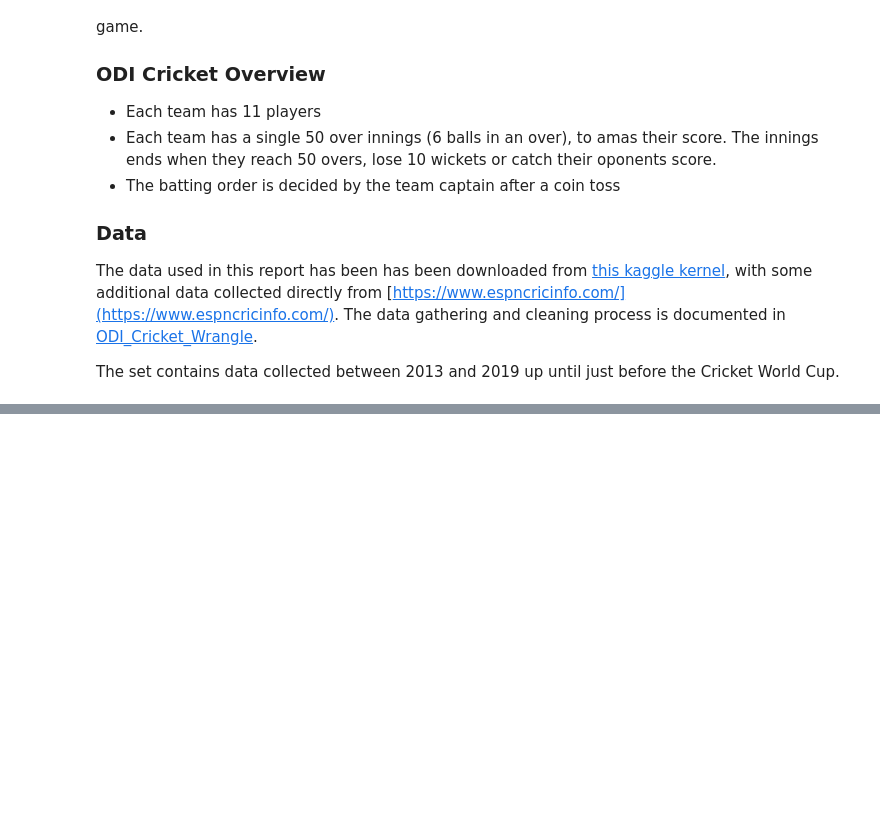
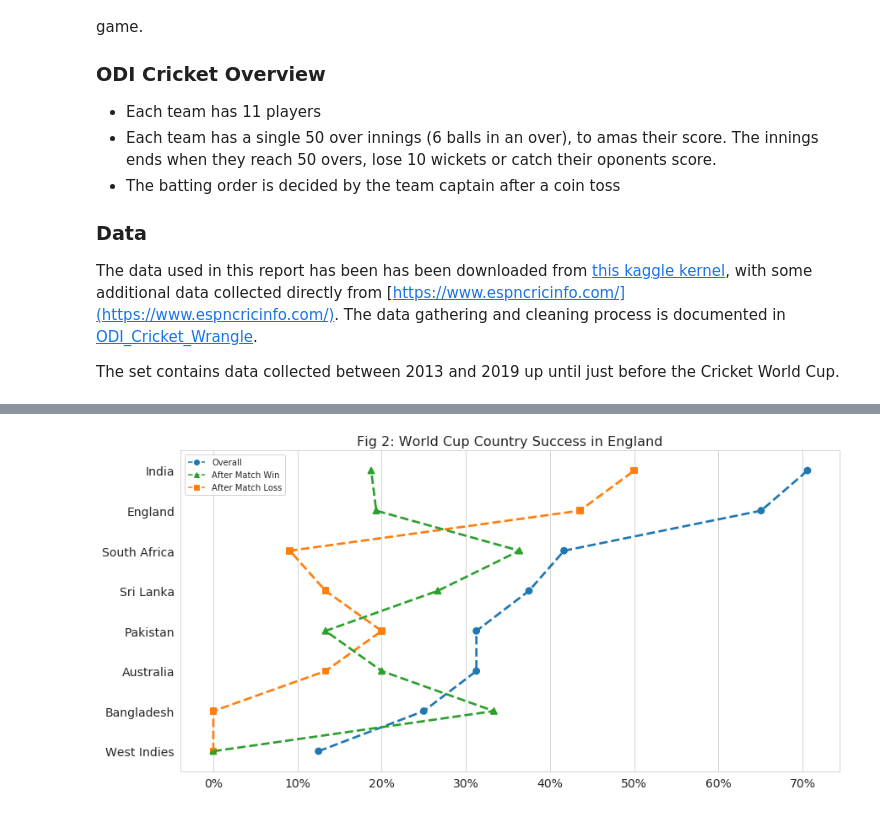
Before and after one commit to matt-fielding8/ODI_Cricket, a Jupyter notebook: notebooks/ODI_Cricket_Findings.ipynb, the cells around one changed output, grey strips where cells are left out. Drawn from its saved outputs; the diff is of its cells as text; code cells hidden in the pictures; blank space fills up the shorter version.

```diff
--- a/notebooks/ODI_Cricket_Findings.ipynb
+++ b/notebooks/ODI_Cricket_Findings.ipynb
@@ -415,0 +163,41 @@ Thank you for reading!
+# %%
+english_grounds = ['The Oval', 'Birmingham', 'Cardiff', 'Nottingham', 'Southampton', 'Leeds', "Lord's",
+                   'Manchester', 'Chester-le-Street', 'Bristol', 'East London']
+cup_countries = ['Afghanistan', 'Australia', 'Bangladesh', 'England', 'India', 'Pakistan',
+                 'South Africa', 'Sri Lanka', 'West Indies']
+
+# Win proportions in England
+win_prop = df_pcnts[(df_pcnts.ground.isin(english_grounds))&
+                      (df_pcnts.country.isin(cup_countries))].groupby('country').mean()['result_dum'].sort_values()
+order= win_prop.index
+
+# Proportions after match result
+win_win_prop = vis.winAfterWin(df_pcnts[(df_pcnts.ground.isin(english_grounds))&(df_pcnts.country.isin(cup_countries))],
+                              countries=cup_countries)
+lose_win_prop = vis.winAfterLoss(df_pcnts[(df_pcnts.ground.isin(english_grounds))&(df_pcnts.country.isin(cup_countries))],
+                              countries=cup_countries)
+
+sb.set_style("whitegrid")
+
+vis.setPlot(figsize=[14,7])
+sb.pointplot(x=win_prop.values, y=win_prop.index, color=c[0], order=order, linestyles='--', markers='o');
+sb.pointplot(x=win_win_prop.values.flatten(), y=win_win_prop.index, color=c[1], order=order, linestyles='--', markers='s');
+sb.pointplot(x=lose_win_prop.values.flatten(), y=lose_win_prop.index, color=c[2], order=order, linestyles='--', markers='^');
+
+# Create art for legend
+l0 = mlines.Line2D([],[],color=c[0], linestyle='--', marker='o')
+l1 = mlines.Line2D([],[],color=c[1], linestyle='--', marker='s')
+l2 = mlines.Line2D([],[],color=c[2], linestyle='--', marker='^')
+
+plt.legend((l0,l2,l1), ('Overall', 'After Match Win', 'After Match Loss'), title="")
+plt.title("Fig 2: World Cup Country Success in England", fontsize=16);
+plt.gca().invert_yaxis();
+
+ticks = np.arange(0,0.8,0.1)
+labels = ['{:.0f}%'.format(i*100) for i in ticks]
+
+plt.xticks(ticks, labels)
+plt.ylabel("");
+plt.xlabel("");
+# %% [output]
+[figure, added]
```
Also changed, not shown: parts of 68 cells of this notebook, 7 other files.
